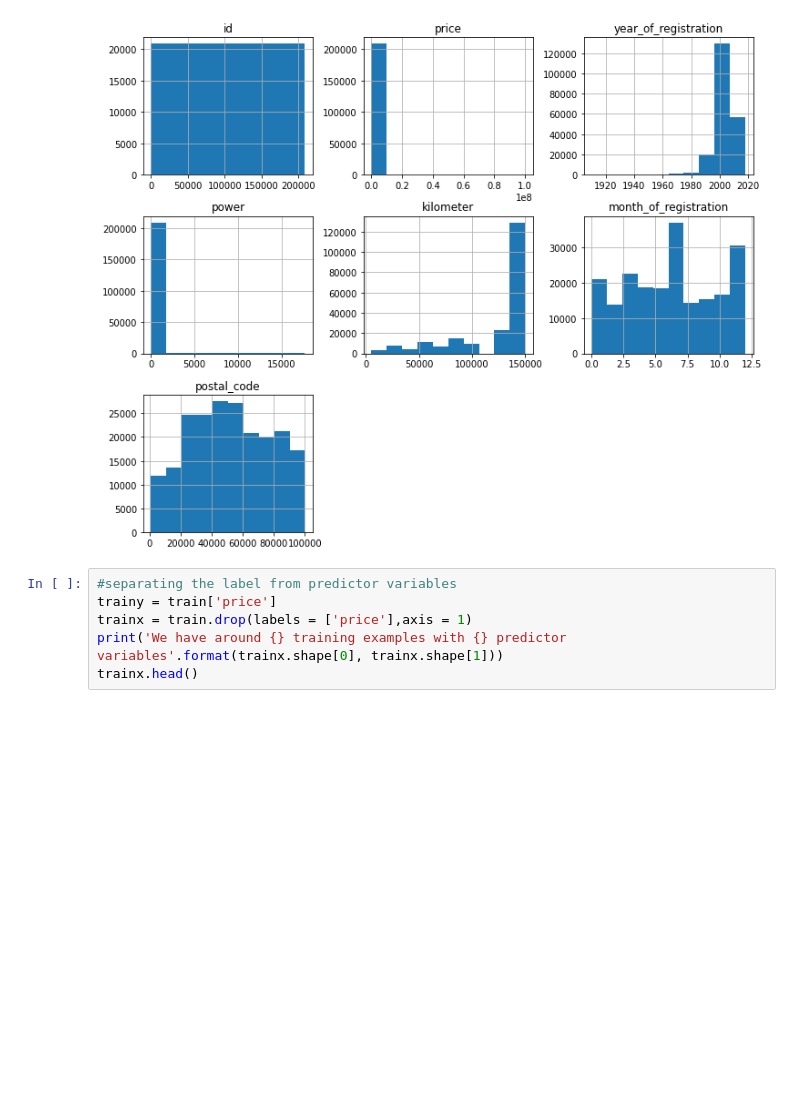
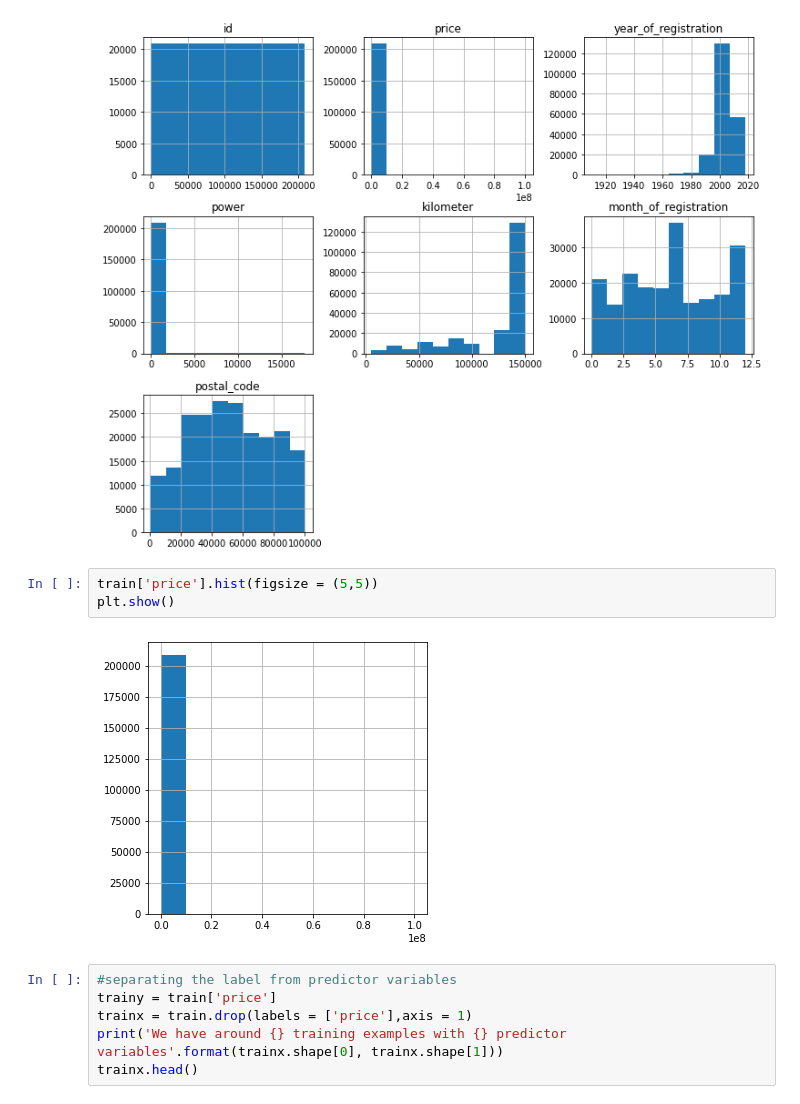
Before and after one commit to Vasan-th/Summer-School-2022, a Jupyter notebook: car-price-prediction.ipynb, the cells around one changed output. Drawn from its saved outputs; the diff is of its cells as text; blank space fills up the shorter version.

```diff
--- a/car-price-prediction.ipynb
+++ b/car-price-prediction.ipynb
@@ -57,6 +57,11 @@ plt.show
 # %% [output]
 <function matplotlib.pyplot.show(close=None, block=None)>
 [figure]
+# %%
+train['price'].hist(figsize = (5,5))
+plt.show()
+# %% [output]
+[figure, added]
 # %%
 #separating the label from predictor variables
 trainy = train['price']
```
Also changed, not shown: parts of 7 cells of this notebook.
